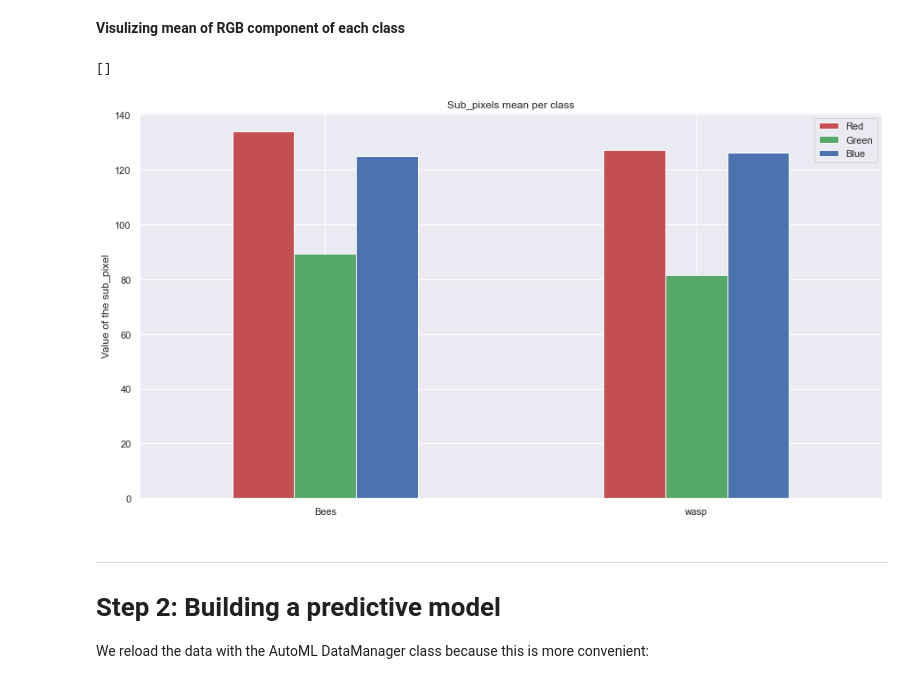
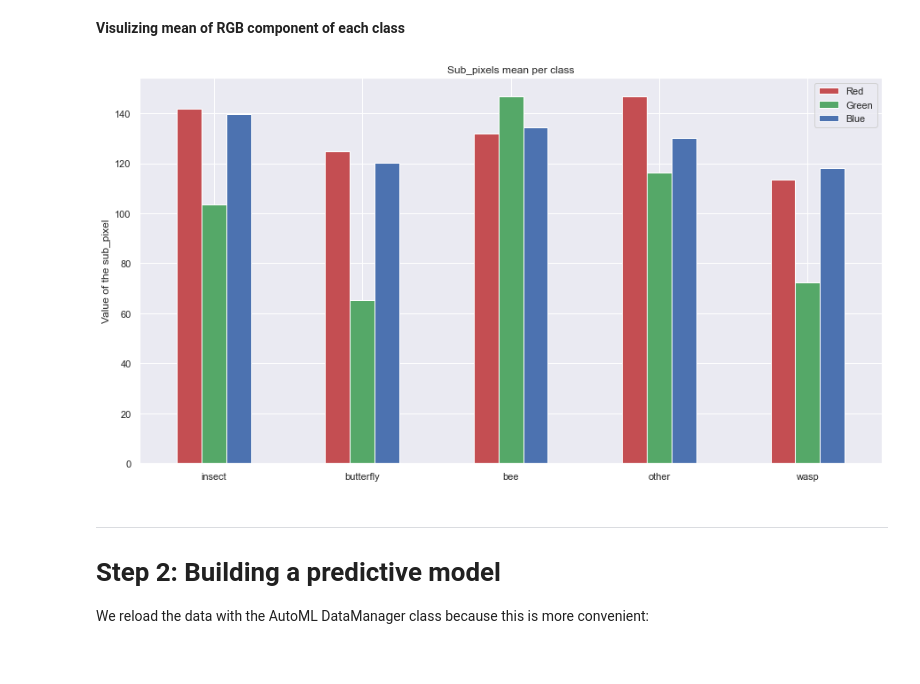
Before and after one commit to Ecologists/deep_pollination_raw, a Jupyter notebook: starting_kit2/README.ipynb, the cells around one changed output. Cells and saved outputs as stored; diff of their text form; code cells hidden in the pictures.

```diff
--- a/starting_kit2/README.ipynb
+++ b/starting_kit2/README.ipynb
@@ -78,6 +79,5 @@ We provide sample_data with the starting kit, but to prepare your submission, yo
 # %%
-data_dir = 'public_data' # Change this to the directory where you put the input data
-data_dir = 'D:/Dataset/Museum/Extract/AutoML/public_data'
-data_name = 'bee'
+data_dir = 'sample_data' # Change this to the directory where you put the input data
+data_name = 'deep_pollination'
 !ls $data_dir*
 # %% [output]
@@ -139,13 +146,13 @@ plt.title("Distribution of Classes");
 import matplotlib.image as mpimg
 
 
-num_toshow = 6
-fig, _axs = plt.subplots(nrows=2, ncols=3, figsize=(25,10))
+num_toshow = 8
+fig, _axs = plt.subplots(nrows=2, ncols=4, figsize=(20,10))
 fig.subplots_adjust(hspace=0.3)
 axs = _axs.flatten()
 
 for i in range(num_toshow):
-    img = data.iloc[i].values[:-1].reshape(64,64,3)
+    img = data.iloc[i].values[:-1].reshape(128,128,3)
     label = data.iloc[i].values[-1:]
     axs[i].set_title('Example of {}'.format(label))
     axs[i].imshow(img.astype(float) / 255)
@@ -158,20 +162,0 @@ plt.show()
-# %%
-import numpy as np
-
-mean_label = []
-for label in data['target'].unique():
-    mean_label.append(
-        (label, np.mean(data[data["target"]==label])) # Save the mean of features of images with a specific label
-    )
-num_toshow = len(mean_label)
-fig, _axs = plt.subplots(nrows=1, ncols=2, figsize=(15,8))
-fig.subplots_adjust(hspace=0.3)
-axs = _axs.flatten()
-
-for i in range(num_toshow): # Print those images
-    label, raw_data = mean_label[i]
-    img = raw_data.values.reshape(64,64,3)
-    axs[i].set_title('Mean of {}'.format(label))
-    axs[i].imshow(img.astype(float) / 255)
-
-plt.show()
@@ -181,36 +164,36 @@ plt.show()
 **Visulizing mean of RGB component of each class**
 # %%
 import pandas as pd
+import numpy as np
 
 column_red = []
 column_green = []
 column_blue = []
 for i in range(64*64):
     column_red.append(f'pixel_{int(i/64)+1}_{(i%64)+1}_R') # Save the features names according to the red color
     column_green.append(f'pixel_{int(i/64)+1}_{(i%64)+1}_G') # Save the features names according to the green color
     column_blue.append(f'pixel_{int(i/64)+1}_{(i%64)+1}_B') # Save the features names according to the blue color
 
 labels = []
 means = []
 for label in data['target'].unique():
     sub_data_label = data[data['target'] == label]
     sub_data_label_red = sub_data_label[column_red] # Keep all red features
     sub_data_label_green = sub_data_label[column_green] # Keep all green features
     sub_data_label_blue = sub_data_label[column_blue] # Keep all blue features
     labels.append(label) # Save the label of images
     means.append([np.mean(np.mean(sub_data_label_red)),
                np.mean(np.mean(sub_data_label_blue)),
                np.mean(np.mean(sub_data_label_green))]) # Save the mean of RGB for each class
 
 test = pd.DataFrame(index=labels, data=means, columns=(['Red','Green','Blue'])) # Save results in a Dataframe
 
 test.plot(kind="bar", color=['r','g','b'], title='Sub_pixels mean per class', figsize=(15,8))
 plt.ylabel('Value of the sub_pixel')
 plt.xticks(rotation=0)
-plt.plot()
+plt.show()
 # %% [output]
-[]
-[figure, old version]
+[figure, new version]
 # %% [markdown]
 ***
 # Step 2: Building a predictive model
```
Also changed, not shown: parts of 22 cells of this notebook, 42 other files.
